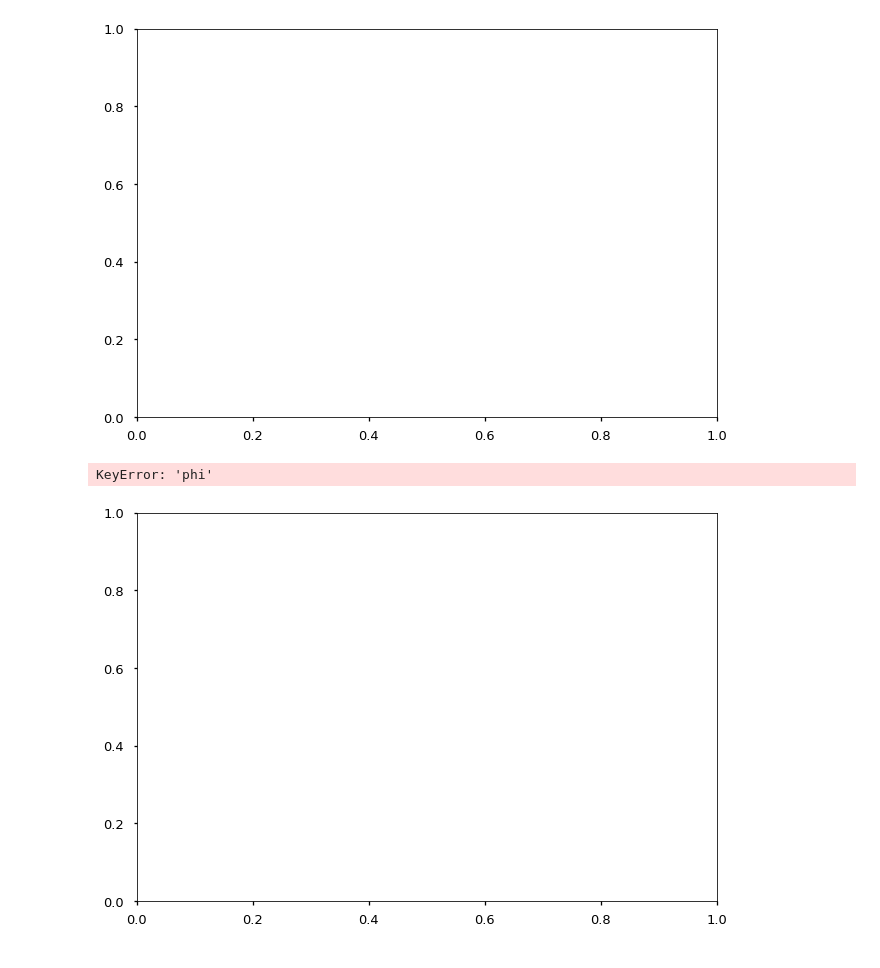
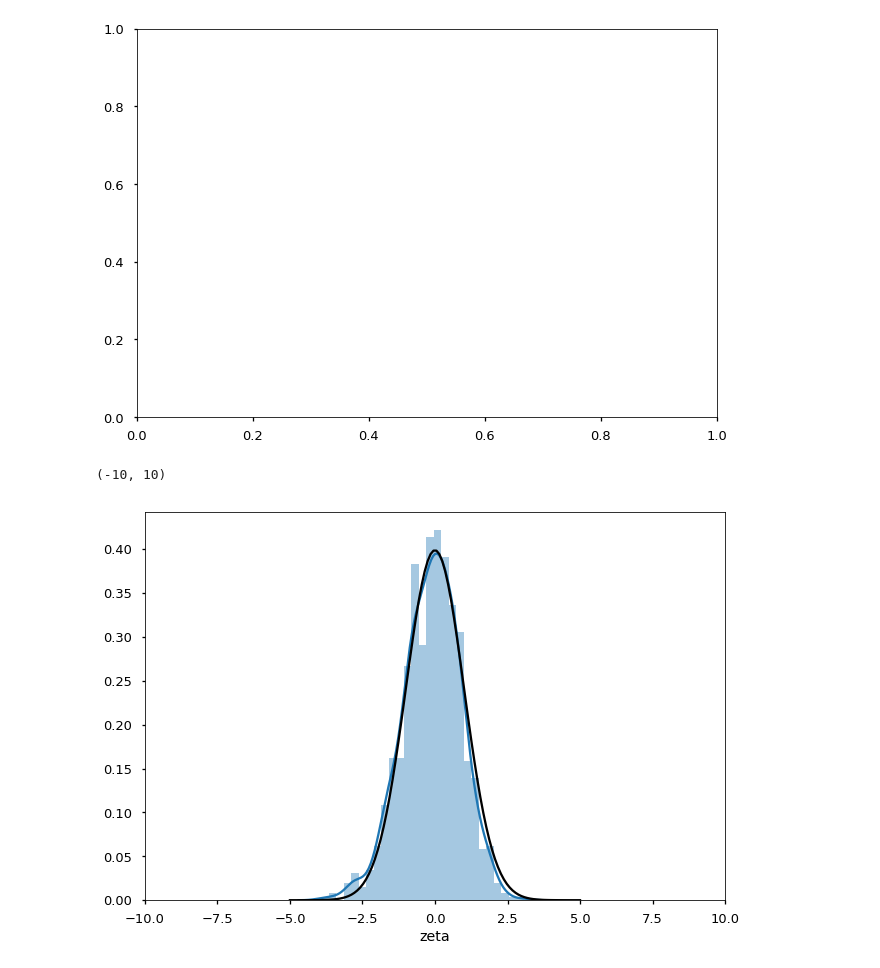
Before and after one commit to sangrey/RiskPriceInference, a Jupyter notebook: volpriceinference/asymptotic_distributions_under_strong_id.ipynb, the cells around one changed output. Saved outputs shown, nothing was run; the diff lists cells and outputs as text; code cells hidden in the pictures.

```diff
--- a/volpriceinference/asymptotic_distributions_under_strong_id.ipynb
+++ b/volpriceinference/asymptotic_distributions_under_strong_id.ipynb
@@ -112,14 +112,14 @@ KeyError: 'vol_price'
 [figure]
 # %%
 phi_fig, phi_ax = mpl.pyplot.subplots()
-sns.distplot([(est['zeta'] - true_params['phi']) / np.sqrt(cov.loc['phi', 'phi'])
+sns.distplot([(est['zeta'] - true_params['zeta']) / np.sqrt(cov.loc['zeta', 'zeta'])
               for est, cov in est_arr], ax=phi_ax)
 phi_ax.plot(np.linspace(-5,5,100), stats.norm.pdf(np.linspace(-5,5,100)), color='black')
-phi_ax.set_xlabel('phi')
+phi_ax.set_xlabel('zeta')
 phi_ax.set_xlim([-10,10])
 # %% [output]
-KeyError: 'phi'
+(-10, 10)
-[figure, old version]
+[figure, new version]
 # %%
 import sympy as sym
 # %%
```
Also changed, not shown: 1 other file.
